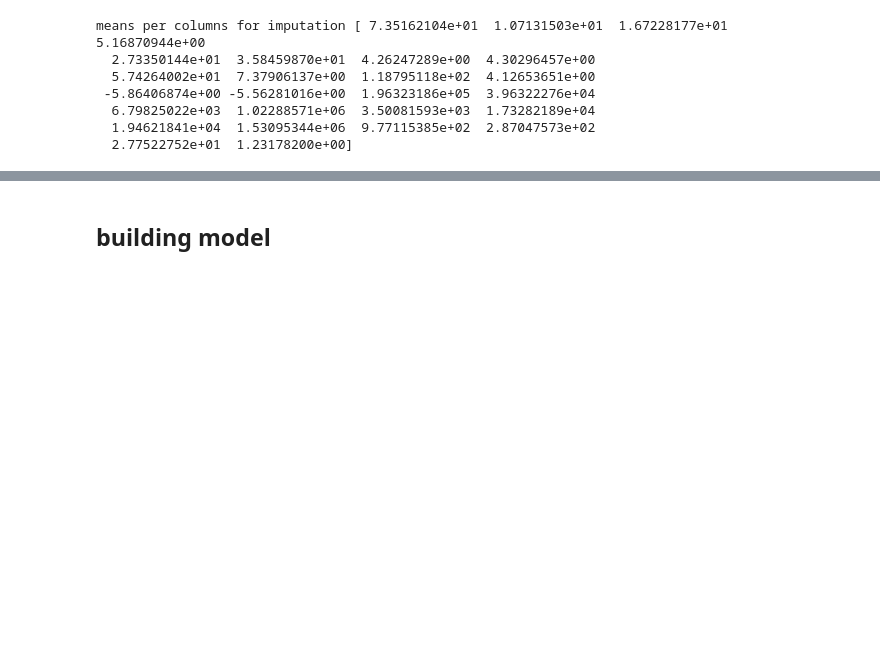
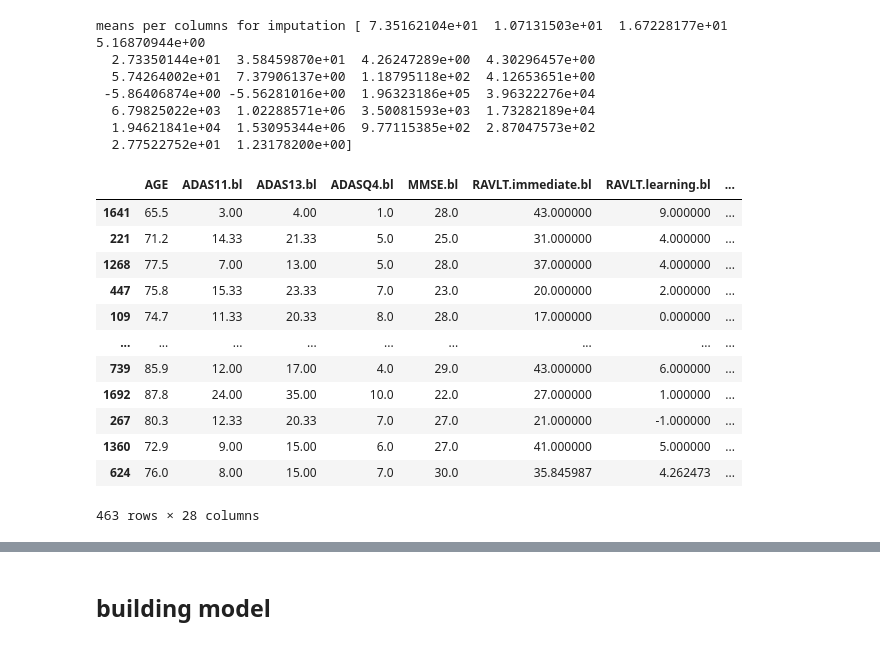
Before and after one commit to CharlotteZepeda/DP-Mini-Project, a Jupyter notebook: data+plotting.ipynb, the cells around one changed output, grey strips where cells are left out. Cells and saved outputs as stored; diff of their text form; code cells hidden in the pictures; blank space fills up the shorter version.

```diff
--- a/data+plotting.ipynb
+++ b/data+plotting.ipynb
@@ -1615,19 +1373,20 @@ NotFittedError: This AdaBoostClassifier instance is not fitted yet. Call 'fit' w
 ##  D (CN vs All)
 # %%
 #create new ordinal variable for categorization of CN vs 'all'
-ad_df['Diagnosis_CNvALL'] = 1
-ad_df.loc[ad_df.DIAGNOSIS == 'Dementia','Diagnosis_CNvALL']= 2
-ad_df.loc[ad_df.DIAGNOSIS== 'MCI','Diagnosis_CNvALL']=2
+ad_df2 = ad_df.copy()
+ad_df2['Diagnosis_CNvALL'] = 1
+ad_df2.loc[ad_df2.DIAGNOSIS == 'Dementia','Diagnosis_CNvALL']= 2
+ad_df2.loc[ad_df2.DIAGNOSIS== 'MCI','Diagnosis_CNvALL']=2
 # %%
 #stratification
 from sklearn.model_selection import train_test_split
 
 # divide into training and testing data
-train,test = train_test_split(ad_df, test_size=0.25, random_state=0, stratify=ad_df['Diagnosis_CNvALL'])
+train,test = train_test_split(ad_df2, test_size=0.25, random_state=0, stratify=ad_df2['Diagnosis_CNvALL'])
 
 # separate the 'Diagnosis_CNvALL' column from training/testing data
-train_X_d = train[train.columns[np.r_[1,7:len(ad_df.keys())-4,-3,-2]]]
-test_X_d = test[test.columns[np.r_[1,7:len(ad_df.keys())-4,-3,-2]]]
+train_X_d = train[train.columns[np.r_[1,7:len(ad_df2.keys())-4,-3,-2]]]
+test_X_d = test[test.columns[np.r_[1,7:len(ad_df2.keys())-4,-3,-2]]]
 train_Y_d = train['Diagnosis_CNvALL']
 test_Y_d = test['Diagnosis_CNvALL']
 # %%
@@ -1660,3 +1419,19 @@ train_X_d_cat_cols = [train_X_d['PTGENDER_Ordinal'],train_X_d['PTMARRY_Ordinal']
 test_X_d_cat_cols = [test_X_d['PTGENDER_Ordinal'],test_X_d['PTMARRY_Ordinal']]
 train_X_d=train_X_d_numeric_tr.join(train_X_d_cat_cols)
 test_X_d=test_X_d_numeric_tr.join(test_X_d_cat_cols)
+# %%
+pd.DataFrame(test_X_d)
+# %% [output]
+|  | AGE | ADAS11.bl | ADAS13.bl | ADASQ4.bl | MMSE.bl | RAVLT.immediate.bl | RAVLT.learning.bl | ... |
+| 1641 | 65.5 | 3.00 | 4.00 | 1.0 | 28.0 | 43.000000 | 9.000000 | ... |
+| 221 | 71.2 | 14.33 | 21.33 | 5.0 | 25.0 | 31.000000 | 4.000000 | ... |
+| 1268 | 77.5 | 7.00 | 13.00 | 5.0 | 28.0 | 37.000000 | 4.000000 | ... |
+| 447 | 75.8 | 15.33 | 23.33 | 7.0 | 23.0 | 20.000000 | 2.000000 | ... |
+| 109 | 74.7 | 11.33 | 20.33 | 8.0 | 28.0 | 17.000000 | 0.000000 | ... |
+| ... | ... | ... | ... | ... | ... | ... | ... | ... |
+| 739 | 85.9 | 12.00 | 17.00 | 4.0 | 29.0 | 43.000000 | 6.000000 | ... |
+| 1692 | 87.8 | 24.00 | 35.00 | 10.0 | 22.0 | 27.000000 | 1.000000 | ... |
+| 267 | 80.3 | 12.33 | 20.33 | 7.0 | 27.0 | 21.000000 | -1.000000 | ... |
+| 1360 | 72.9 | 9.00 | 15.00 | 6.0 | 27.0 | 41.000000 | 5.000000 | ... |
+| 624 | 76.0 | 8.00 | 15.00 | 7.0 | 30.0 | 35.845987 | 4.262473 | ... |
+463 rows × 28 columns
```
Also changed, not shown: parts of 51 cells of this notebook.
